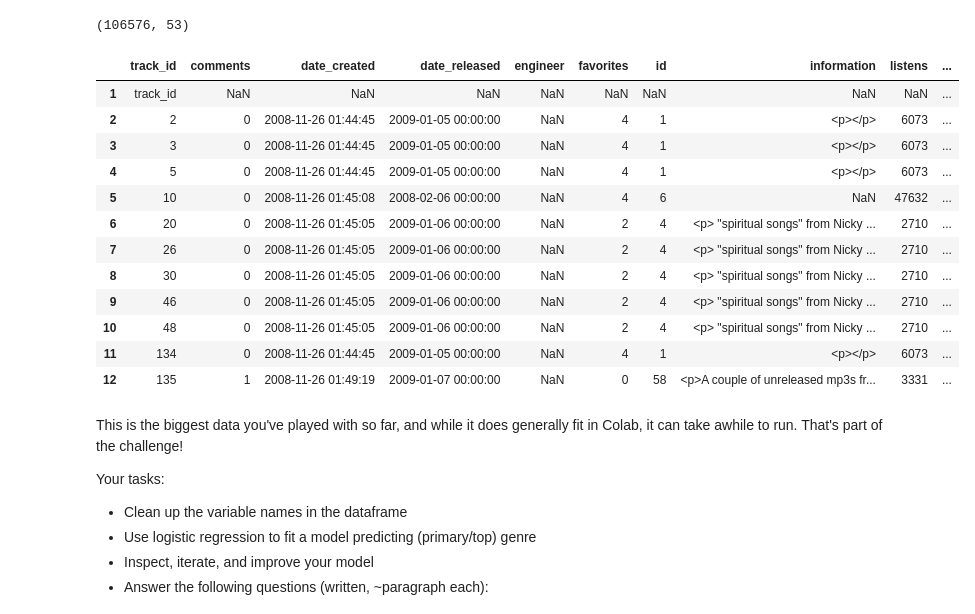
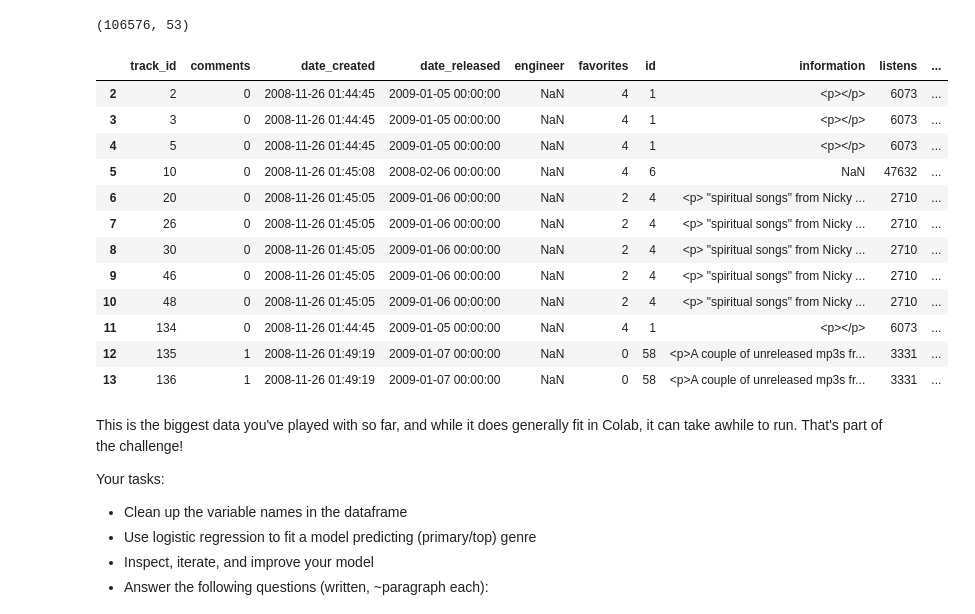
Before and after one commit to bloominstituteoftechnology/DS-Unit-2-Sprint-3-Advanced-Regression, a Jupyter notebook: module1-logistic-regression/LS_DS_231_Logistic_Regression.ipynb, the cells around one changed output. Drawn from its saved outputs; the diff is of its cells as text; code cells hidden in the pictures.

Commit message:
Clean tracks_copy [ongoing; more commits follow that also do this]

```diff
--- a/module1-logistic-regression/LS_DS_231_Logistic_Regression.ipynb
+++ b/module1-logistic-regression/LS_DS_231_Logistic_Regression.ipynb
@@ -134,15 +134,15 @@ tracks.shape
 # %%
 import numpy as np
 
 tracks_copy = pd.read_csv('fma_metadata/tracks.csv')
 new_header = tracks_copy.iloc[0]
 tracks_copy = tracks_copy[1:]
 tracks_copy.columns = new_header
 tracks_copy = tracks_copy.rename(columns={np.nan: 'track_id'})
+tracks_copy = tracks_copy.drop(index=[1])
 tracks_copy.head(12)
 # %% [output]
 |  | track_id | comments | date_created | date_released | engineer | favorites | id | information | listens | ... |
-| 1 | track_id | NaN | NaN | NaN | NaN | NaN | NaN | NaN | NaN | ... |
 | 2 | 2 | 0 | 2008-11-26 01:44:45 | 2009-01-05 00:00:00 | NaN | 4 | 1 | <p></p> | 6073 | ... |
 | 3 | 3 | 0 | 2008-11-26 01:44:45 | 2009-01-05 00:00:00 | NaN | 4 | 1 | <p></p> | 6073 | ... |
 | 4 | 5 | 0 | 2008-11-26 01:44:45 | 2009-01-05 00:00:00 | NaN | 4 | 1 | <p></p> | 6073 | ... |
@@ -154,6 +154,7 @@ tracks_copy.head(12)
 | 10 | 48 | 0 | 2008-11-26 01:45:05 | 2009-01-06 00:00:00 | NaN | 2 | 4 | <p> "spiritual songs" from Nicky ... | 2710 | ... |
 | 11 | 134 | 0 | 2008-11-26 01:44:45 | 2009-01-05 00:00:00 | NaN | 4 | 1 | <p></p> | 6073 | ... |
 | 12 | 135 | 1 | 2008-11-26 01:49:19 | 2009-01-07 00:00:00 | NaN | 0 | 58 | <p>A couple of unreleased mp3s fr... | 3331 | ... |
+| 13 | 136 | 1 | 2008-11-26 01:49:19 | 2009-01-07 00:00:00 | NaN | 0 | 58 | <p>A couple of unreleased mp3s fr... | 3331 | ... |
 # %% [markdown]
 This is the biggest data you've played with so far, and while it does generally fit in Colab, it can take awhile to run. That's part of the challenge!
 
```
Also changed, not shown: parts of 2 cells of this notebook.
